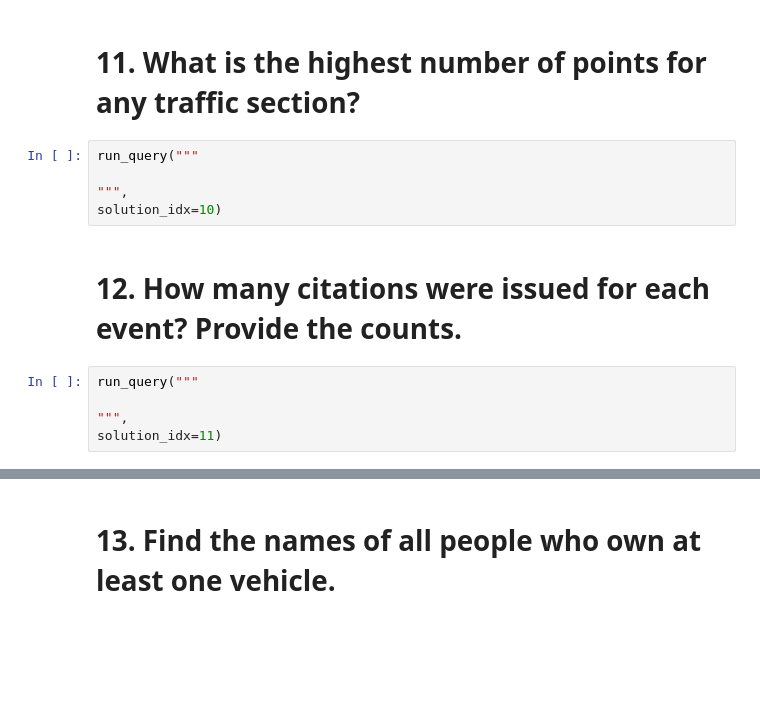
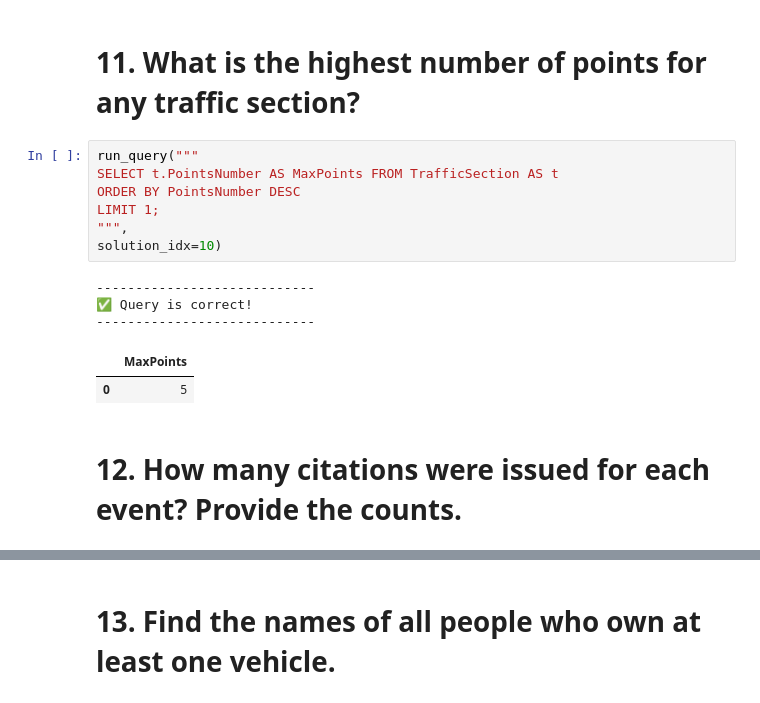
Before and after one commit to 00hiba00/project1, a Jupyter notebook: narsa_usecase.ipynb, the cells around one changed output, grey strips where cells are left out. Cells and saved outputs as stored; diff of their text form; blank space fills up the shorter version.

```diff
--- a/narsa_usecase.ipynb
+++ b/narsa_usecase.ipynb
@@ -500,15 +500,18 @@ Your columns: {'SaleAmount', 'VehicleID', 'SaleDate', 'OwnerPersonNumber'}
 | 4 | 5 | 105 | 17000.40 | 2023-05-30 |
 # %% [markdown]
 # 11. What is the highest number of points for any traffic section?
-# %%
-run_query("""
-
-""",
-solution_idx=10)
+# %%
+run_query("""
+SELECT t.PointsNumber AS MaxPoints FROM TrafficSection AS t
+ORDER BY PointsNumber DESC
+LIMIT 1;
+""",
+solution_idx=10)
+# %% [output]
+----------------------------
+✅ Query is correct!
+----------------------------
+|  | MaxPoints |
+| 0 | 5 |
 # %% [markdown]
 # 12. How many citations were issued for each event? Provide the counts.
-# %%
-run_query("""
-
-""",
-solution_idx=11)
```
Also changed, not shown: parts of 5 cells of this notebook.
